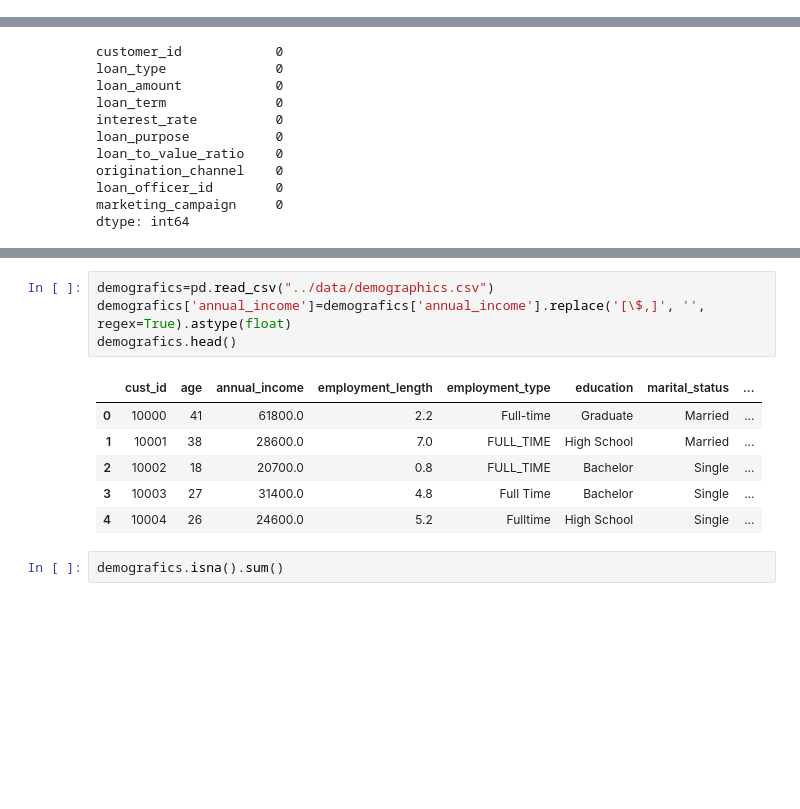
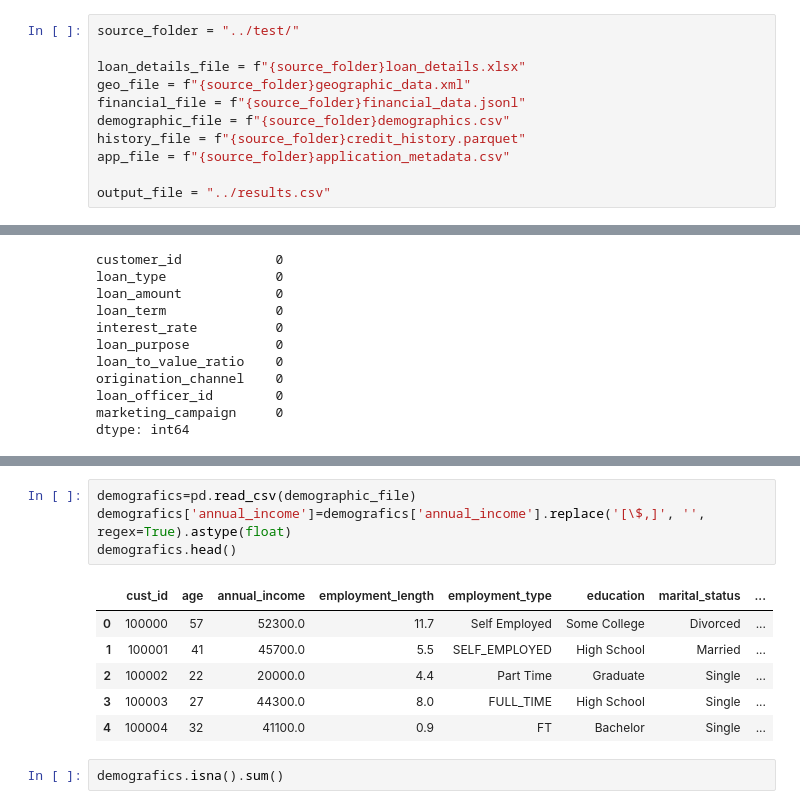
Before and after one commit to ZokirovMuhammadjafar/credit_scoring_challenge, a Jupyter notebook: src/cleaning_data_and_merge.ipynb, the cells around one changed output, grey strips where cells are left out. Saved outputs shown, nothing was run; the diff lists cells and outputs as text; blank space fills up the shorter version.

```diff
--- a/src/cleaning_data_and_merge.ipynb
+++ b/src/cleaning_data_and_merge.ipynb
@@ -1,3 +3,14 @@
+# %%
+source_folder = "../test/"
+
+loan_details_file = f"{source_folder}loan_details.xlsx"
+geo_file = f"{source_folder}geographic_data.xml"
+financial_file = f"{source_folder}financial_data.jsonl"
+demographic_file = f"{source_folder}demographics.csv"
+history_file = f"{source_folder}credit_history.parquet"
+app_file = f"{source_folder}application_metadata.csv"
+
+output_file = "../results.csv"
 # %%
 import pandas as pd
 # %%
@@ -56,16 +69,16 @@ print(loan_details)
 
 [89999 rows x 10 columns]
 # %%
-demografics=pd.read_csv("../data/demographics.csv")
+demografics=pd.read_csv(demographic_file)
 demografics['annual_income']=demografics['annual_income'].replace('[\$,]', '', regex=True).astype(float)
 demografics.head()
 # %% [output]
 |  | cust_id | age | annual_income | employment_length | employment_type | education | marital_status | ... |
-| 0 | 10000 | 41 | 61800.0 | 2.2 | Full-time | Graduate | Married | ... |
-| 1 | 10001 | 38 | 28600.0 | 7.0 | FULL_TIME | High School | Married | ... |
-| 2 | 10002 | 18 | 20700.0 | 0.8 | FULL_TIME | Bachelor | Single | ... |
-| 3 | 10003 | 27 | 31400.0 | 4.8 | Full Time | Bachelor | Single | ... |
-| 4 | 10004 | 26 | 24600.0 | 5.2 | Fulltime | High School | Single | ... |
+| 0 | 100000 | 57 | 52300.0 | 11.7 | Self Employed | Some College | Divorced | ... |
+| 1 | 100001 | 41 | 45700.0 | 5.5 | SELF_EMPLOYED | High School | Married | ... |
+| 2 | 100002 | 22 | 20000.0 | 4.4 | Part Time | Graduate | Single | ... |
+| 3 | 100003 | 27 | 44300.0 | 8.0 | FULL_TIME | High School | Single | ... |
+| 4 | 100004 | 32 | 41100.0 | 0.9 | FT | Bachelor | Single | ... |
 # %%
 demografics.isna().sum()
 # %% [output]
```
Also changed, not shown: parts of 6 cells of this notebook, 2 other files.
